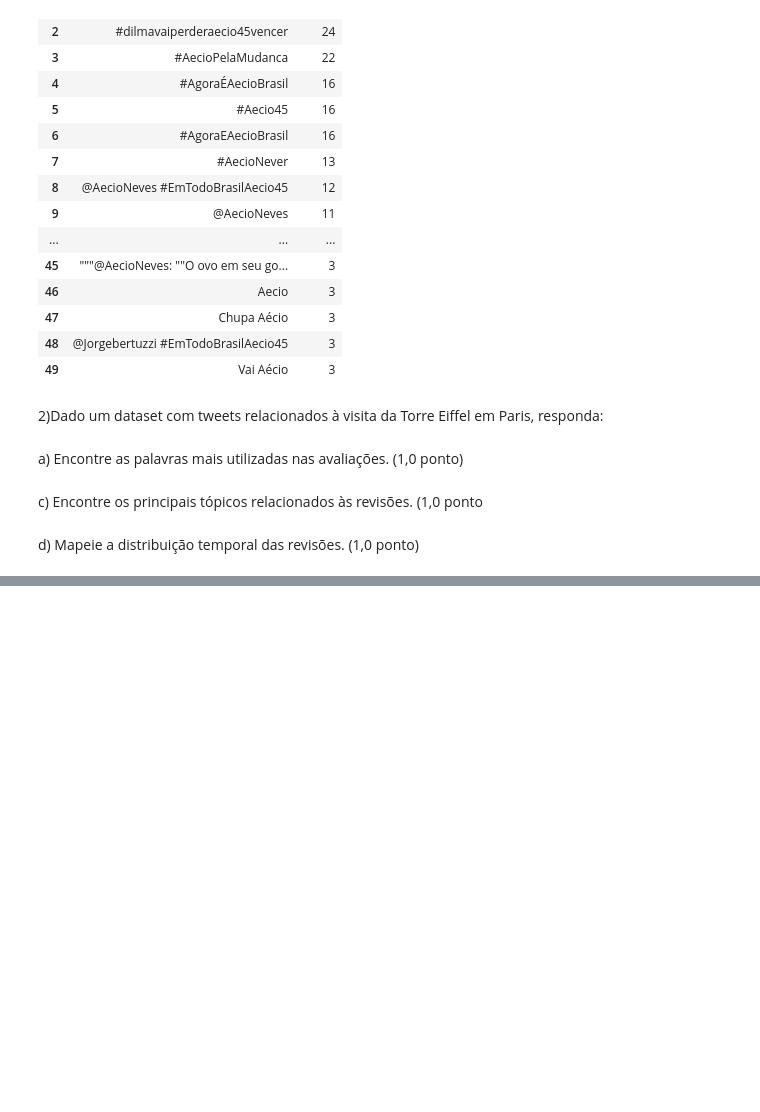
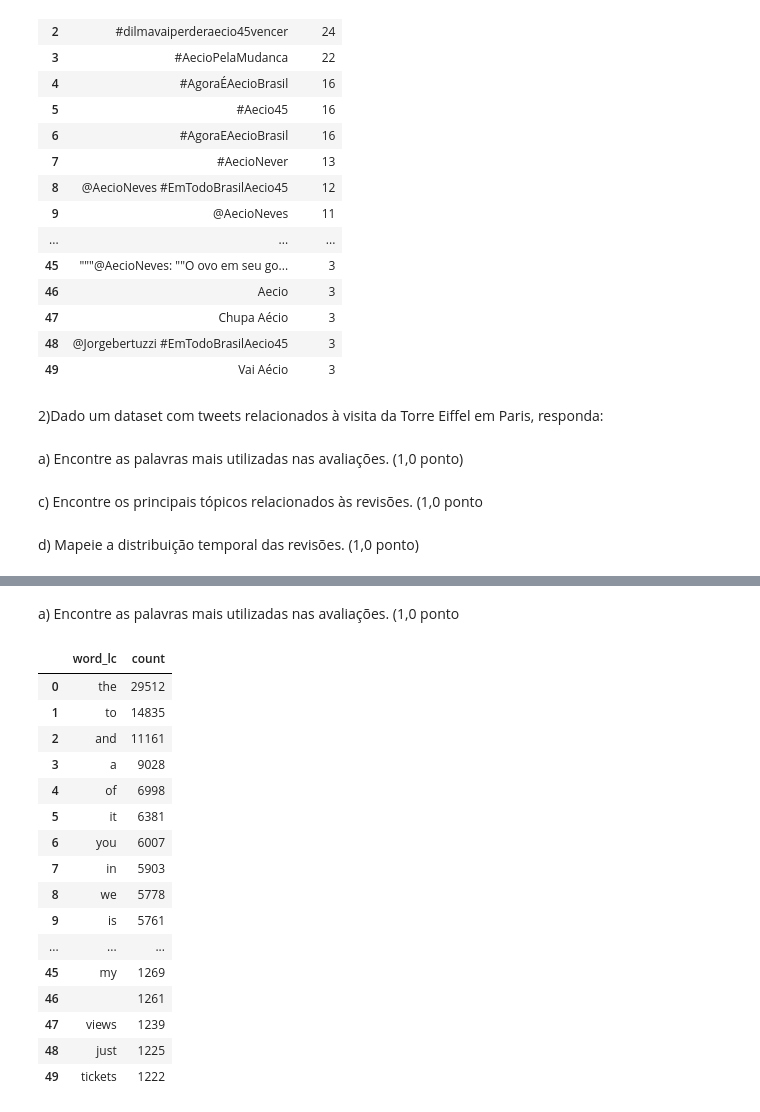
Before and after one commit to VicMisael/MapReduceNuvem2022, a Jupyter notebook: MapReduce.ipynb, the cells around one changed output, grey strips where cells are left out. Drawn from its saved outputs; the diff is of its cells as text; code cells hidden in the pictures; blank space fills up the shorter version.

```diff
--- a/MapReduce.ipynb
+++ b/MapReduce.ipynb
@@ -415,0 +336,28 @@ d) Mapeie a distribuição temporal das revisões. (1,0 ponto)
+# %% [markdown]
+a) Encontre as palavras mais utilizadas nas avaliações. (1,0 ponto
+# %%
+#connectives=[" ","a","if","the","as","is","we","it","he","she","to","and","you","but","on","of","in","was","i","for","at","not","so","are"]
+
+word_count_eiffel=df_eiffel_tower_timestamp.withColumn("words",split('text', ' '))\
+.withColumn('word', explode('words')).select("word").withColumn("word_lc",lower(col("word"))).select("word","word_lc")\
+.groupBy("word_lc").count().orderBy("count",ascending=False).select("word_lc","count")
+
+word_count_eiffel.limit(50).toPandas()
+# %% [output]
+|  | word_lc | count |
+| 0 | the | 29512 |
+| 1 | to | 14835 |
+| 2 | and | 11161 |
+| 3 | a | 9028 |
+| 4 | of | 6998 |
+| 5 | it | 6381 |
+| 6 | you | 6007 |
+| 7 | in | 5903 |
+| 8 | we | 5778 |
+| 9 | is | 5761 |
+| ... | ... | ... |
+| 45 | my | 1269 |
+| 46 |  | 1261 |
+| 47 | views | 1239 |
+| 48 | just | 1225 |
+| 49 | tickets | 1222 |
```
Also changed, not shown: parts of 19 cells of this notebook.
